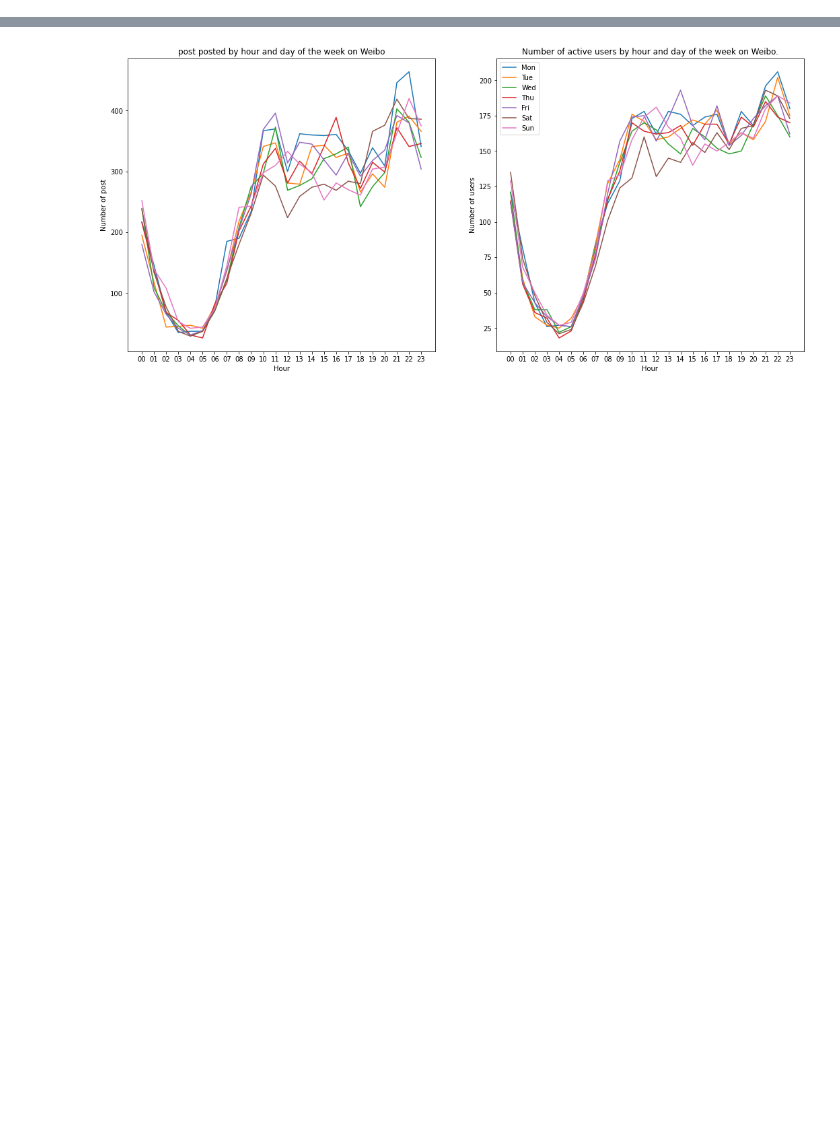
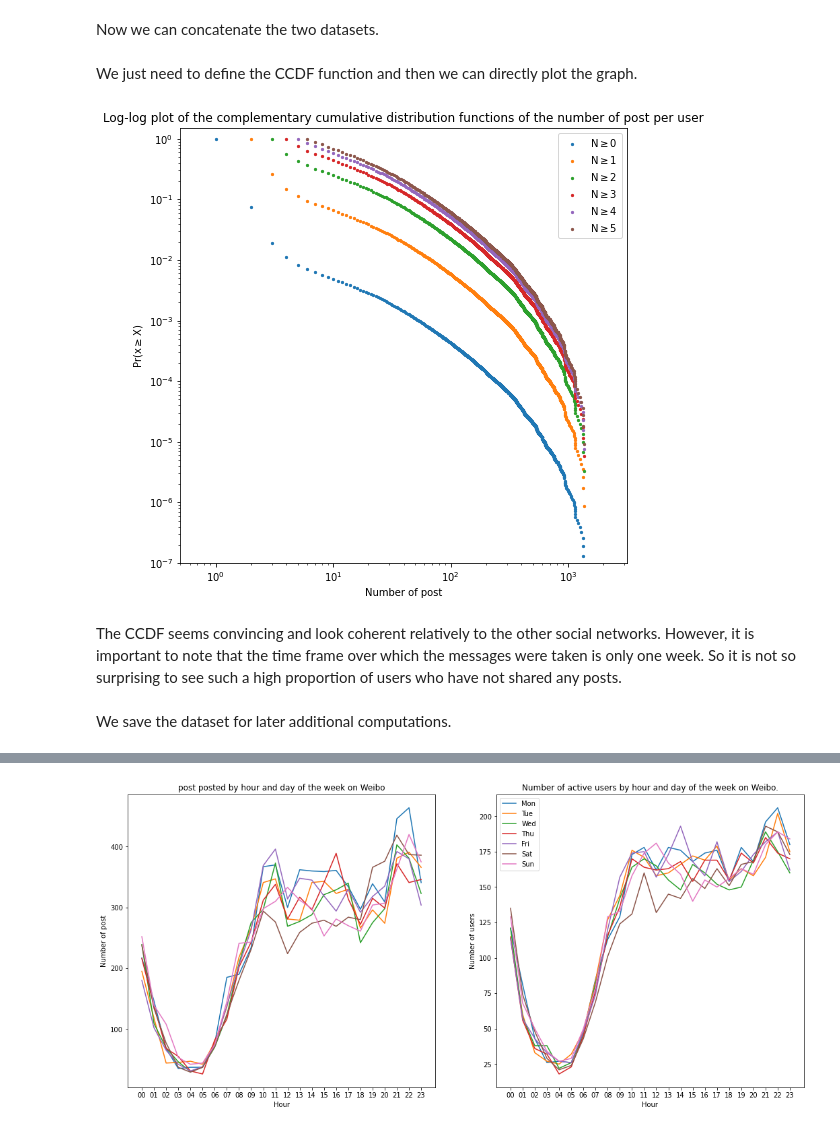
Before and after one commit to epfl-ada/ada-2020-project-milestone-p3-p3_adatada, a Jupyter notebook: Weibo.ipynb, the cells around one changed output, grey strips where cells are left out. Drawn from its saved outputs; the diff is of its cells as text; code cells hidden in the pictures; blank space fills up the shorter version.

Commit message:
weibo_final

```diff
--- a/Weibo.ipynb
+++ b/Weibo.ipynb
@@ -17,0 +15,4 @@ data.sample(5)
+# %%
+# First, we import all the post of the users with "latin" encoding to resolve coding problems. Dtype was precised to avoid warnings.
+data_weibo = pd.read_csv('week1.csv', encoding= 'latin', dtype={'permission_denied': str})
+data_weibo.sample(5)
@@ -17,0 +28,3 @@ data.sample(5)
+# %%
+weibo_users = pd.read_csv('userdata.csv')
+weibo_users.sample(5)
@@ -17,0 +38,10 @@ data.sample(5)
+# %% [markdown]
+Now we can concatenate the two datasets.
+# %%
+# We group the first dataset by user id.
+actif_wusers = data_weibo.groupby(["uid"]).size()
+
+# we concatenate the two dataset by their "uid", keep only the number of post by user. Here the "Nan" represent people with 0 post, so we replace "Nan" by 0.
+Egos = pd.concat([actif_wusers, weibo_users["uid"]], axis=1, sort=False).iloc[:, 0].fillna(0)
+# %% [markdown]
+We just need to define the CCDF function and then we can directly plot the graph.
@@ -17,0 +67,25 @@ data.sample(5)
+# %%
+f, ax = plt.subplots(figsize=(8, 8))
+first_values = []
+for i in range(6):
+    # We calculate the CCDF for the different N with a shift of +1.
+    x, y = get_ccdf(Egos[Egos>=i].astype(int) + 1 )
+    Ego_ccdf = pd.DataFrame({'ccdf': y}, index = x)
+    Ego_ccdf = Ego_ccdf.drop_duplicates(subset = "ccdf", keep="last")
+    ax.scatter(Ego_ccdf.index, Ego_ccdf.ccdf, s = 5, label="N$\geq${}".format(i))
+    first_values.append(Ego_ccdf[0:i-6])
+
+ax.legend()
+ax.set_xlim((0.5,10**3.5))
+ax.set_ylim((10**-7,1.5))
+ax.set(xscale="log", yscale="log")
+ax.set_xlabel('Number of post')
+ax.set_ylabel('Pr(x$\geq$X)')
+ax = ax.set_title("Log-log plot of the complementary cumulative distribution functions of the number of post per user")
+# %% [output]
+[figure, added]
+# %% [markdown]
+The CCDF seems convincing and look coherent relatively to the other social networks.
+However, it is important to note that the time frame over which the messages were taken is only one week. So it is not so surprising to see such a high proportion of users who have not shared any posts.
+# %% [markdown]
+We save the dataset for later additional computations.
```
Also changed, not shown: parts of 29 cells of this notebook.
